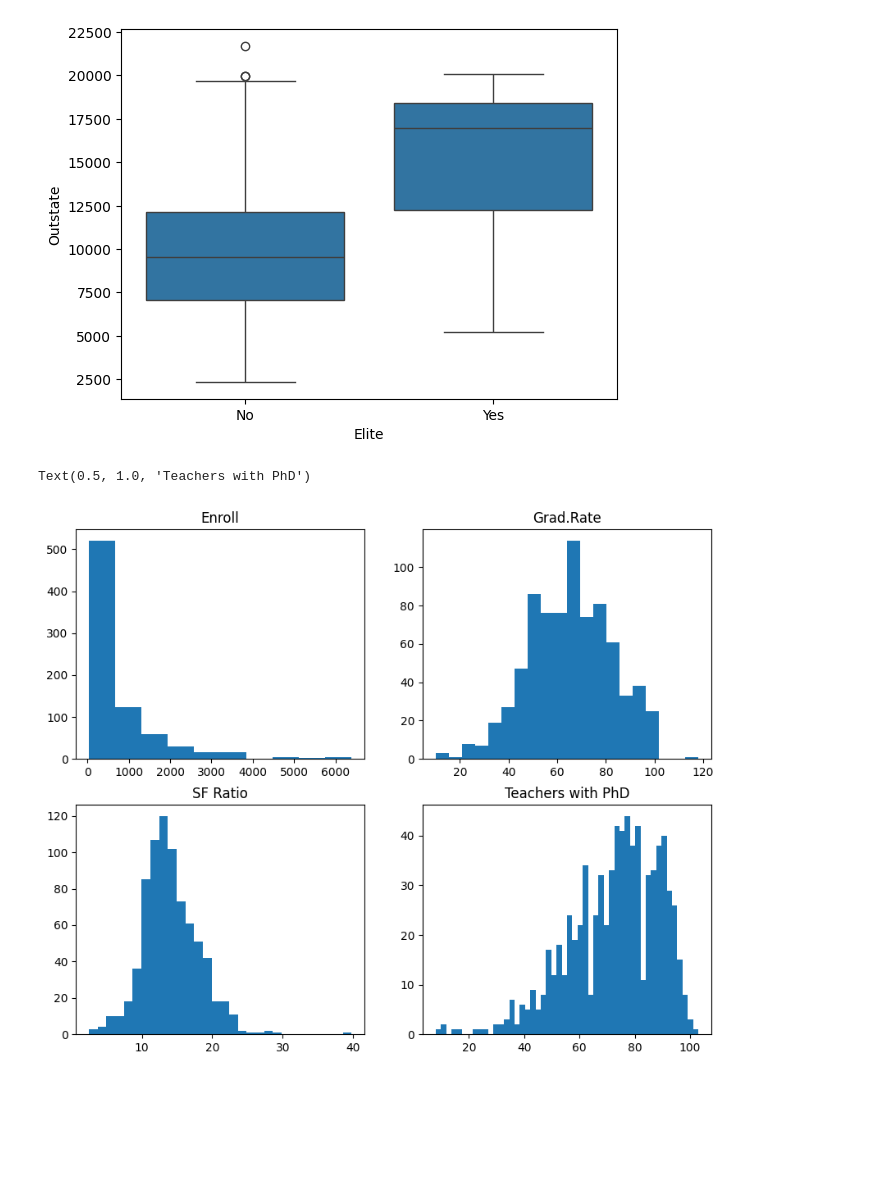
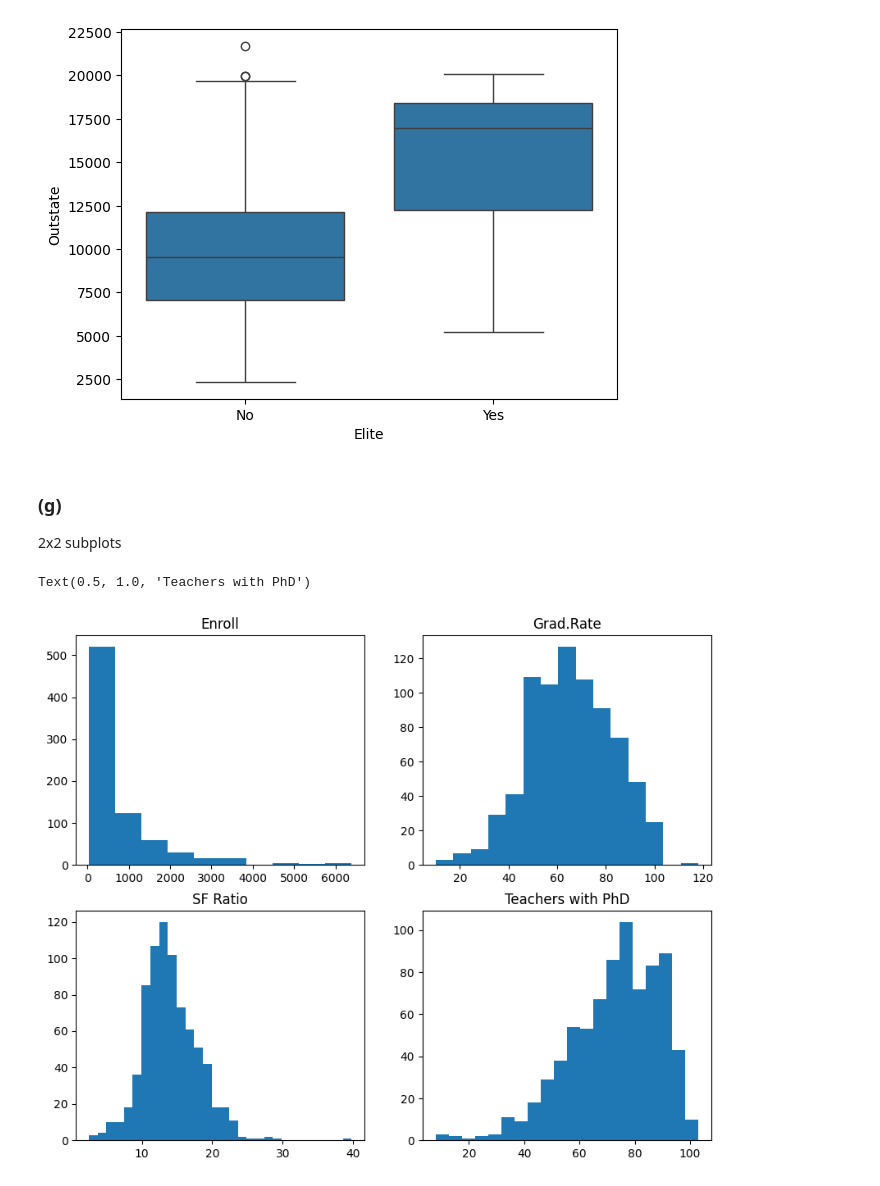
Before and after one commit to MrEcE0046/AI-ML-Grundkunskaper, a Jupyter notebook: Databehandling/labs/labs1.ipynb, the cells around one changed output. Saved outputs shown, nothing was run; the diff lists cells and outputs as text; code cells hidden in the pictures; blank space fills up the shorter version.

```diff
--- a/Databehandling/labs/labs1.ipynb
+++ b/Databehandling/labs/labs1.ipynb
@@ -79,17 +88,22 @@ Yes     78
 Name: count, dtype: int64
 <Axes: xlabel='Elite', ylabel='Outstate'>
 [figure]
+# %% [markdown]
+### (g)
+2x2 subplots
 # %%
 fig, ((enroll, grad_rate), (sf_ratio, phd)) = plt.subplots(2,2, figsize=(10,8))
 
 enroll.hist(data=college, x="Enroll", label="Enroll", bins=10)
 enroll.set_title("Enroll")
-grad_rate.hist(data=college, x="Grad.Rate", label="Grad.Rate", bins=20)
+grad_rate.hist(data=college, x="Grad.Rate", label="Grad.Rate", bins=15)
 grad_rate.set_title("Grad.Rate")
 sf_ratio.hist(data=college, x="S.F.Ratio", bins=30)
 sf_ratio.set_title("SF Ratio")
-phd.hist(data=college, x="PhD",bins=50)
+phd.hist(data=college, x="PhD",bins=20)
 phd.set_title("Teachers with PhD")
+
+# TODO Fixa binning så de flyter
 # %% [output]
 Text(0.5, 1.0, 'Teachers with PhD')
-[figure, old version]
+[figure, new version]
```
Also changed, not shown: parts of 21 cells of this notebook, 2 other files.
